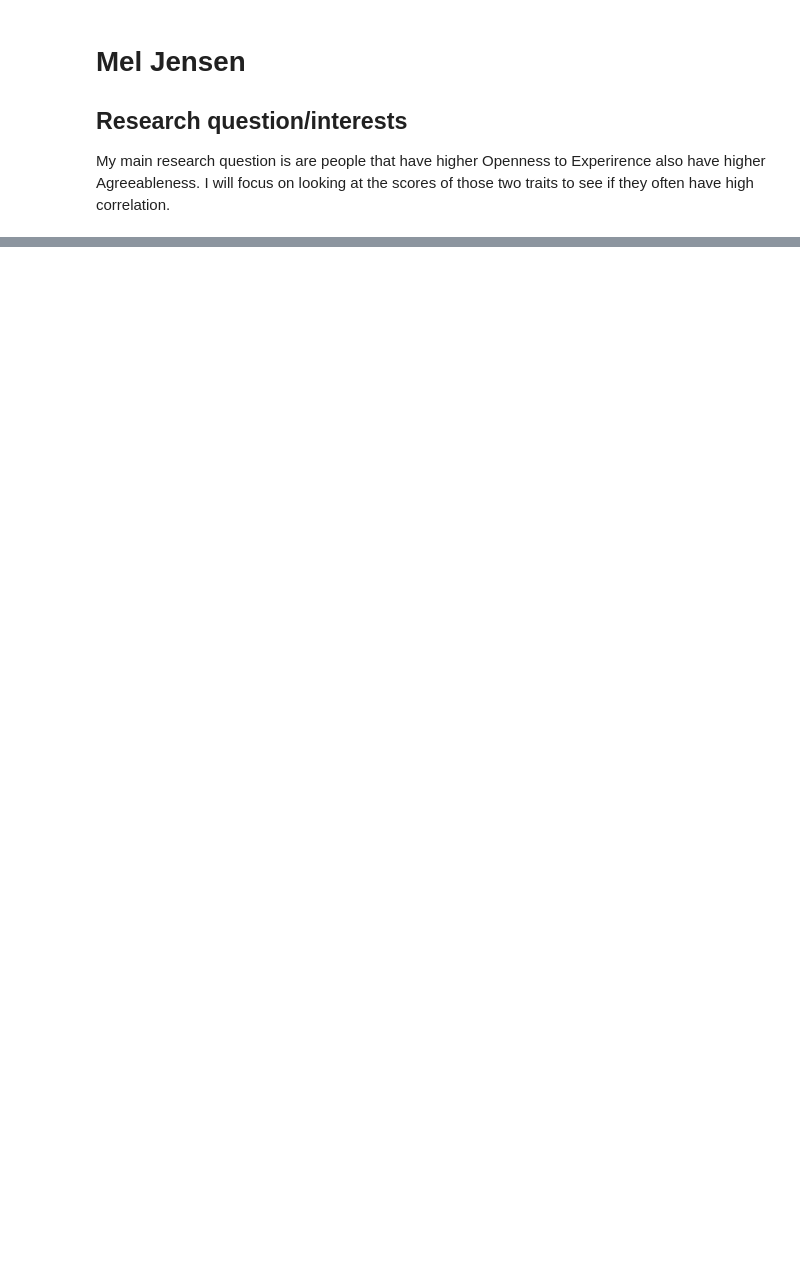
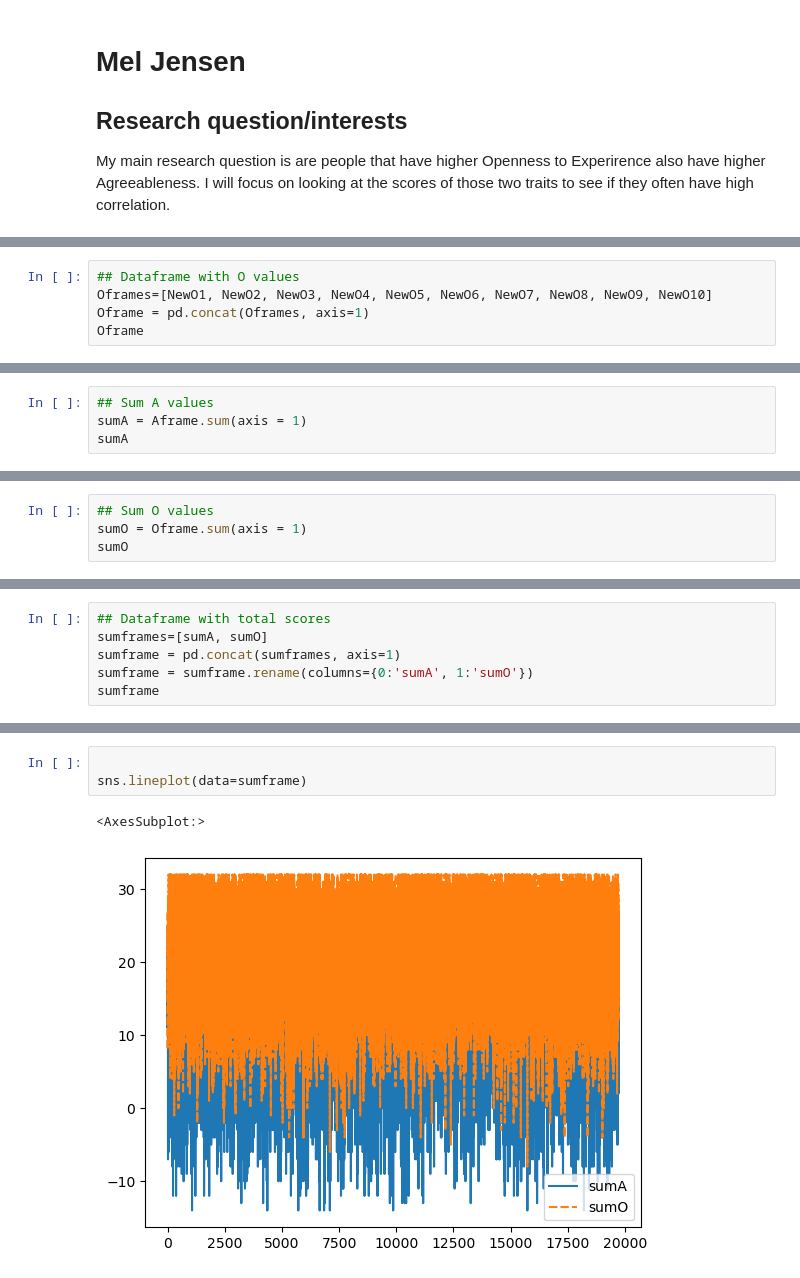
Before and after one commit to ubco-W2022T1-cosc301/project-group23, a Jupyter notebook: notebooks/analysis1.ipynb, the cells around one changed output, grey strips where cells are left out. Cells and saved outputs as stored; diff of their text form; blank space fills up the shorter version.

Commit message:
Filtered out the data I need

```diff
--- a/notebooks/analysis1.ipynb
+++ b/notebooks/analysis1.ipynb
@@ -59,0 +135,5 @@ newData
+# %%
+## Dataframe with O values
+Oframes=[NewO1, NewO2, NewO3, NewO4, NewO5, NewO6, NewO7, NewO8, NewO9, NewO10]
+Oframe = pd.concat(Oframes, axis=1)
+Oframe
@@ -59,0 +154,4 @@ newData
+# %%
+## Sum A values
+sumA = Aframe.sum(axis = 1)
+sumA
@@ -59,0 +171,4 @@ newData
+# %%
+## Sum O values
+sumO = Oframe.sum(axis = 1)
+sumO
@@ -59,0 +188,6 @@ newData
+# %%
+## Dataframe with total scores
+sumframes=[sumA, sumO]
+sumframe = pd.concat(sumframes, axis=1)
+sumframe = sumframe.rename(columns={0:'sumA', 1:'sumO'})
+sumframe
@@ -59,0 +208,6 @@ newData
+# %%
+
+sns.lineplot(data=sumframe)
+# %% [output]
+<AxesSubplot:>
+[figure, added]
```
Also changed, not shown: parts of 16 cells of this notebook.
